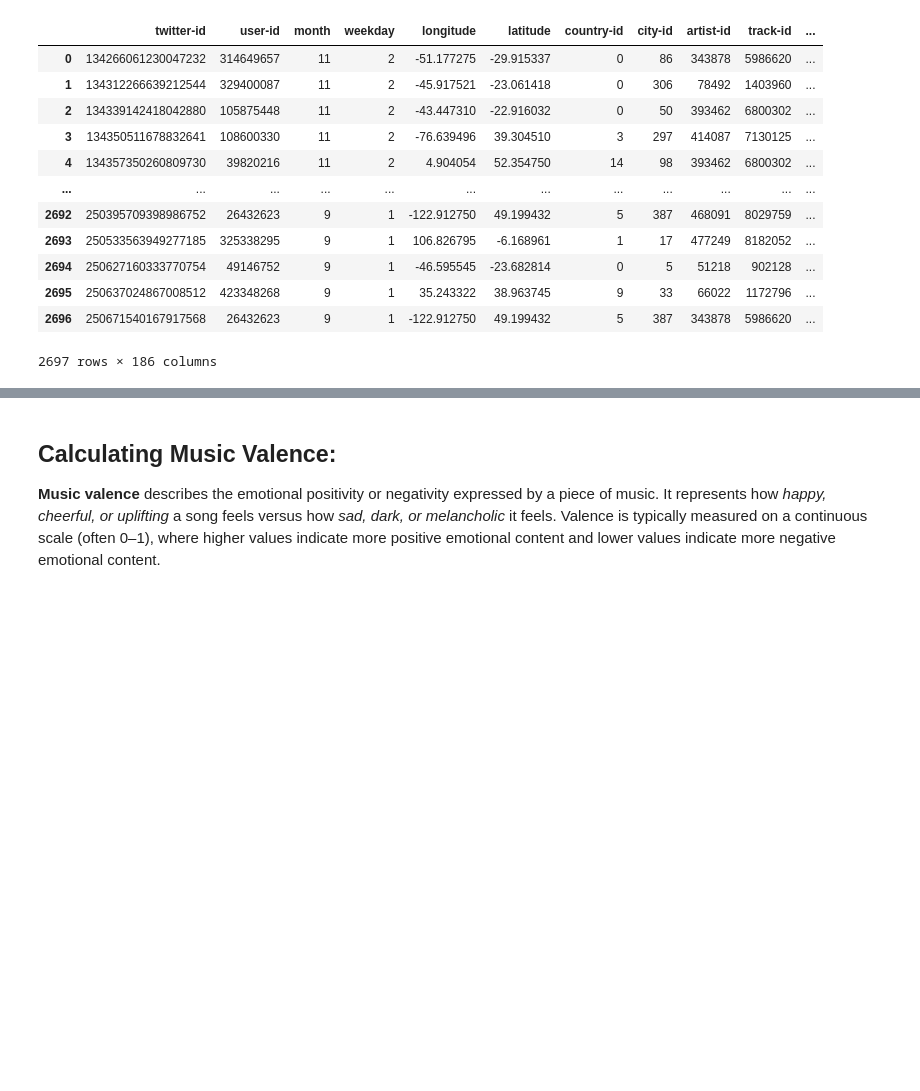
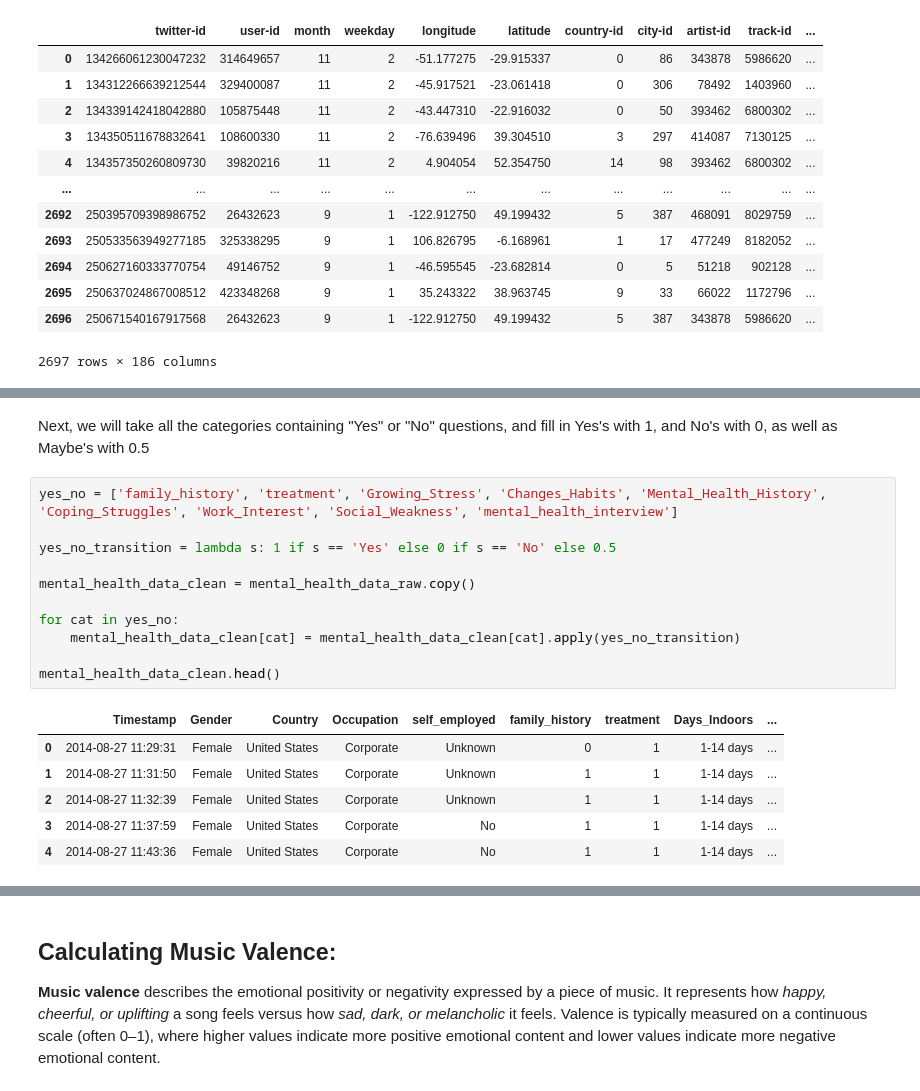
Before and after one commit to spattapu1/MGT-189_Project, a Jupyter notebook: Data_Processing.ipynb, the cells around one changed output, grey strips where cells are left out. Saved outputs shown, nothing was run; the diff lists cells and outputs as text; blank space fills up the shorter version.

```diff
--- a/Data_Processing.ipynb
+++ b/Data_Processing.ipynb
@@ -130,0 +176,20 @@ matched
+# %% [markdown]
+Next, we will take all the categories containing "Yes" or "No" questions, and fill in Yes's with 1, and No's with 0, as well as Maybe's with 0.5
+# %%
+yes_no = ['family_history', 'treatment', 'Growing_Stress', 'Changes_Habits', 'Mental_Health_History', 'Coping_Struggles', 'Work_Interest', 'Social_Weakness', 'mental_health_interview']
+
+yes_no_transition = lambda s: 1 if s == 'Yes' else 0 if s == 'No' else 0.5
+
+mental_health_data_clean = mental_health_data_raw.copy()
+
+for cat in yes_no:
+    mental_health_data_clean[cat] = mental_health_data_clean[cat].apply(yes_no_transition)
+
+mental_health_data_clean.head()
+# %% [output]
+|  | Timestamp | Gender | Country | Occupation | self_employed | family_history | treatment | Days_Indoors | ... |
+| 0 | 2014-08-27 11:29:31 | Female | United States | Corporate | Unknown | 0 | 1 | 1-14 days | ... |
+| 1 | 2014-08-27 11:31:50 | Female | United States | Corporate | Unknown | 1 | 1 | 1-14 days | ... |
+| 2 | 2014-08-27 11:32:39 | Female | United States | Corporate | Unknown | 1 | 1 | 1-14 days | ... |
+| 3 | 2014-08-27 11:37:59 | Female | United States | Corporate | No | 1 | 1 | 1-14 days | ... |
+| 4 | 2014-08-27 11:43:36 | Female | United States | Corporate | No | 1 | 1 | 1-14 days | ... |
```
Also changed, not shown: parts of 16 cells of this notebook.
